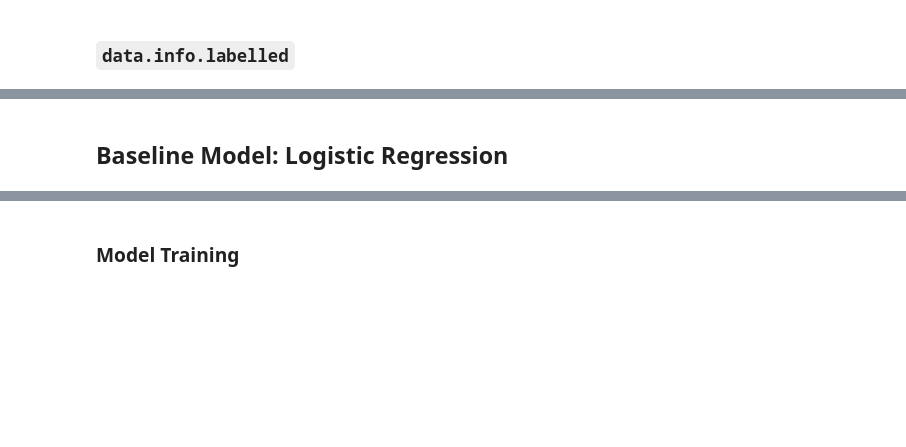
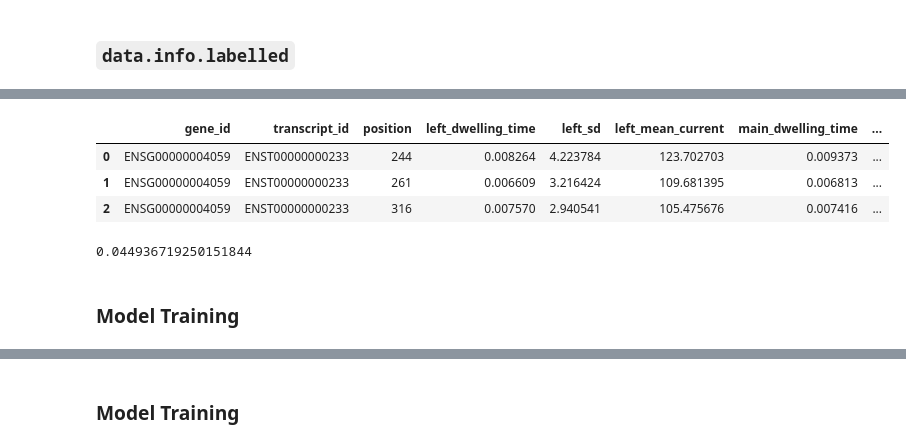
Before and after one commit to okk15y/DSA4262, a Jupyter notebook: project.ipynb, the cells around one changed output, grey strips where cells are left out. Cells and saved outputs as stored; diff of their text form; code cells hidden in the pictures; blank space fills up the shorter version.

```diff
--- a/project.ipynb
+++ b/project.ipynb
@@ -84,4 +78,5 @@ X_20lines.head(3)
 ### `data.info.labelled`
 # %%
 # Load labels
-Y = pd.read_csv('data/data.info.labelled')
+labels = pd.read_csv('data/data.info.labelled')
+labels.head(3)
@@ -121,0 +122,36 @@ X_20lines.groupby(['transcript_id', 'position', 'sequence']).size().reset_index(
+# %%
+# Take the mean of the reads
+df = (dataset
+      .groupby(['transcript_id', 'position'])
+      .agg({'left_dwelling_time': 'mean',
+            'left_sd': 'mean',
+            'left_mean_current': 'mean',
+            'main_dwelling_time': 'mean',
+            'main_sd': 'mean',
+            'main_mean_current': 'mean',
+            'right_dwelling_time': 'mean',
+            'right_sd': 'mean',
+            'right_mean_current': 'mean'})
+      .reset_index()
+      )
+# %%
+# Inner join df on labels
+merged_df = pd.merge(df, labels,
+                     left_on  = ['transcript_id', 'position'],
+                     right_on = ['transcript_id', 'transcript_position'],
+                     how = 'left')
+tmp = merged_df['gene_id']
+merged_df = merged_df.drop(columns=['transcript_position', 'gene_id'])
+merged_df.insert(0, 'gene_id', tmp)
+
+merged_df.head(3)
+# %% [output]
+|  | gene_id | transcript_id | position | left_dwelling_time | left_sd | left_mean_current | main_dwelling_time | ... |
+| 0 | ENSG00000004059 | ENST00000000233 | 244 | 0.008264 | 4.223784 | 123.702703 | 0.009373 | ... |
+| 1 | ENSG00000004059 | ENST00000000233 | 261 | 0.006609 | 3.216424 | 109.681395 | 0.006813 | ... |
+| 2 | ENSG00000004059 | ENST00000000233 | 316 | 0.007570 | 2.940541 | 105.475676 | 0.007416 | ... |
+# %%
+# Proportion of positive labels in merged_df
+np.mean([merged_df['label'] == 1])
+# %% [output]
+0.044936719250151844
@@ -122,3 +170,3 @@ X_20lines.groupby(['transcript_id', 'position', 'sequence']).size().reset_index(
 # %% [markdown]
-## Baseline Model: Logistic Regression
+### Model Training
 # %%
```
Also changed, not shown: parts of 30 cells of this notebook.
